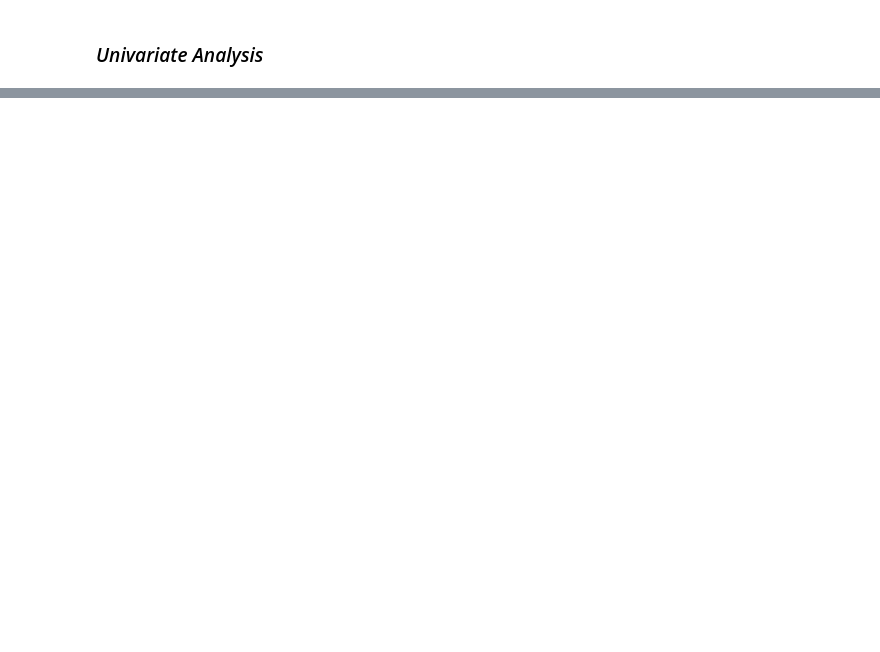
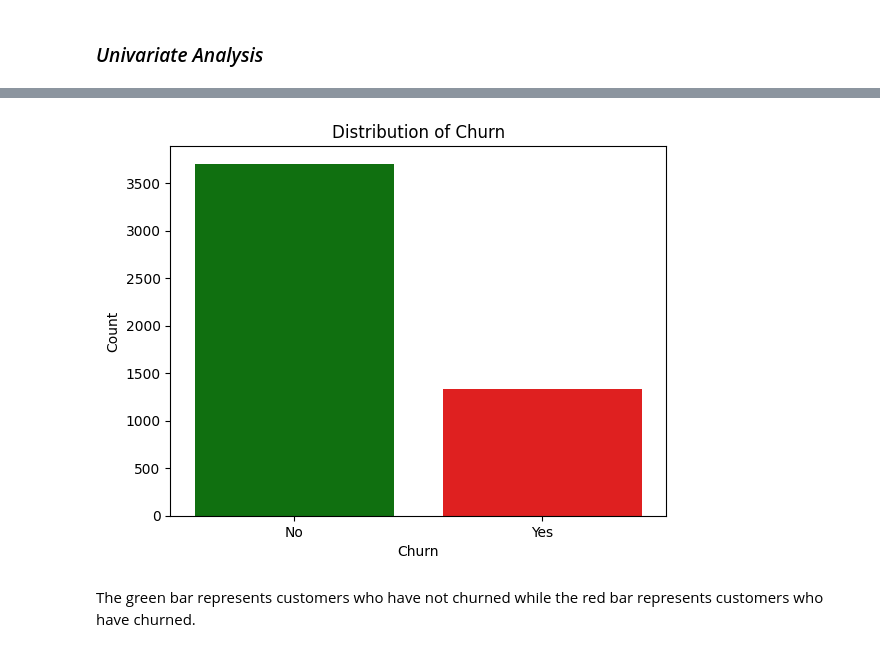
Before and after one commit to zeemanzak/CUSTOMER-CHUN-PREDICTION-AT-VODAFONE-CORPORATION, a Jupyter notebook: notebook/main.ipynb, the cells around one changed output, grey strips where cells are left out. Drawn from its saved outputs; the diff is of its cells as text; code cells hidden in the pictures; blank space fills up the shorter version.

```diff
--- a/notebook/main.ipynb
+++ b/notebook/main.ipynb
@@ -420,0 +485,13 @@ plt.show()
+# %%
+# reset index
+main_df.reset_index(inplace=True)
+# distribution of churn
+sns.countplot(x='Churn',data=main_df,color='blue', palette={'Yes': 'red', 'No': 'green'})
+plt.title('Distribution of Churn')
+plt.xlabel('Churn')
+plt.ylabel('Count')
+plt.show()
+# %% [output]
+[figure, added]
+# %% [markdown]
+The green bar represents customers who have not churned while the red bar represents customers who have churned.
```
Also changed, not shown: parts of 16 cells of this notebook.
